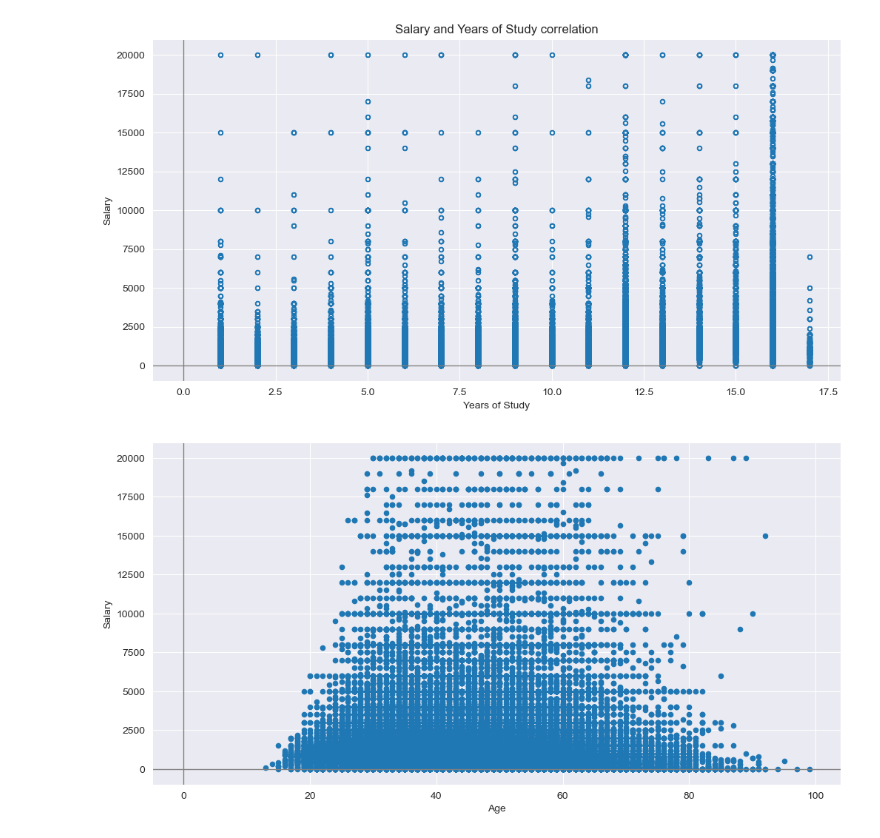
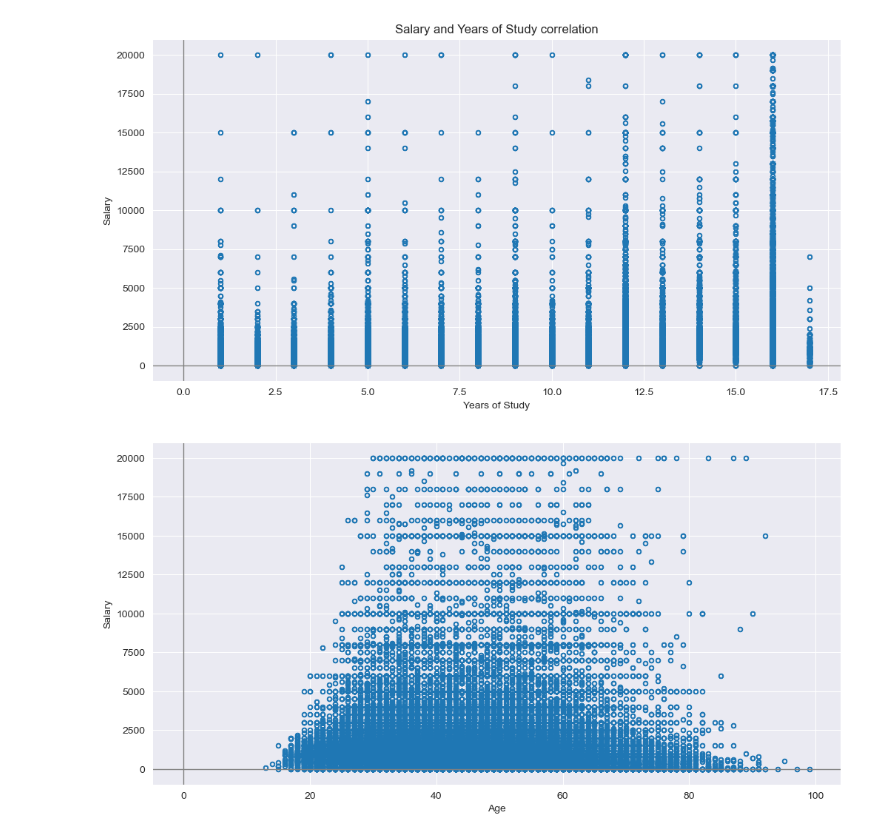
Before and after one commit to gdserafini/pratical-statistics, a Jupyter notebook: src/1-exploratory-data-analysis/exploratory_data_analysis.ipynb, the cells around one changed output. Saved outputs shown, nothing was run; the diff lists cells and outputs as text; code cells hidden in the pictures.

```diff
--- a/src/1-exploratory-data-analysis/exploratory_data_analysis.ipynb
+++ b/src/1-exploratory-data-analysis/exploratory_data_analysis.ipynb
@@ -348,12 +349,17 @@ plt.show()
 # %% [output]
 [figure]
 # %%
-ax = until_20k_salary.plot.scatter(x='Age', y='Salary', figsize=(12,6))
+ax = (until_20k_salary
+      .plot
+      .scatter(
+        x='Age', y='Salary', marker='$\u25EF$', figsize=(12,6)
+      )
+)
 ax.set_xlabel('Age and Salary correlation')
 ax.set_ylabel('Salary')
 ax.set_xlabel('Age')
 ax.axhline(0, color='grey', lw=1)
 ax.axvline(0, color='grey', lw=1)
 plt.show()
 # %% [output]
-[figure, old version]
+[figure, new version]
```
Also changed, not shown: parts of 6 cells of this notebook, 1 other file.
